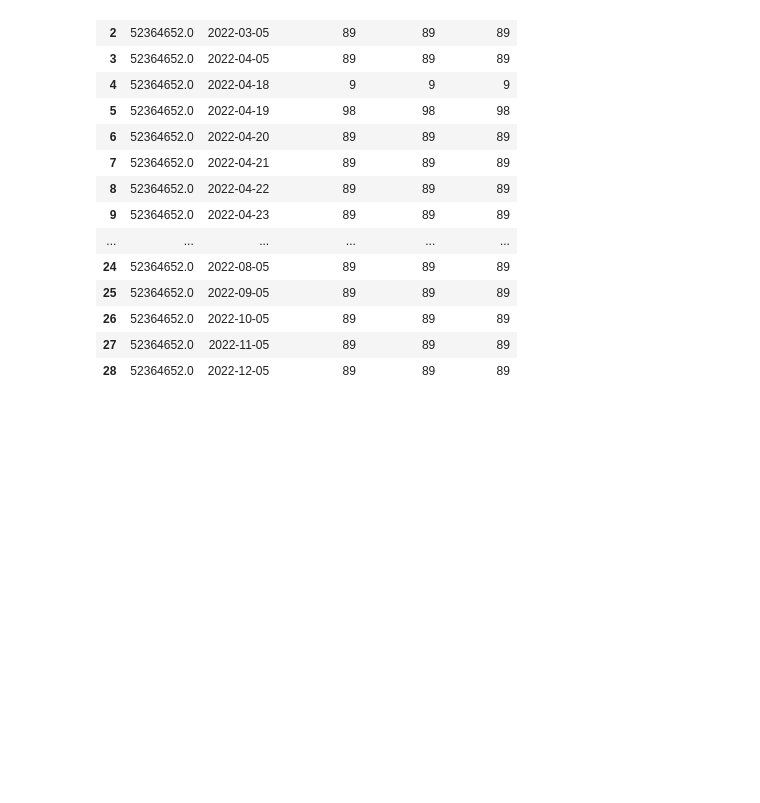
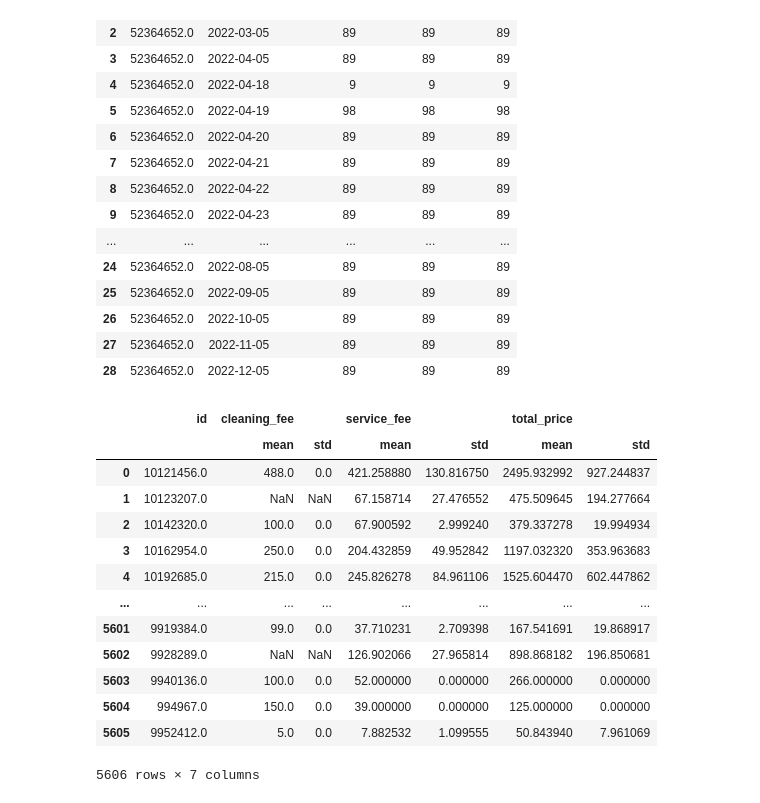
Before and after one commit to mattgilgo/airbnb_reports, a Jupyter notebook: price_eda.ipynb, the cells around one changed output. Saved outputs shown, nothing was run; the diff lists cells and outputs as text; code cells hidden in the pictures; blank space fills up the shorter version.

```diff
--- a/price_eda.ipynb
+++ b/price_eda.ipynb
@@ -78,3 +78,24 @@ fig.show()
 | 26 | 52364652.0 | 2022-10-05 | 89 | 89 | 89 |
 | 27 | 52364652.0 | 2022-11-05 | 89 | 89 | 89 |
 | 28 | 52364652.0 | 2022-12-05 | 89 | 89 | 89 |
+# %%
+# aggregate price data by mean and std grouped by id
+
+agg_price_data = price_data.groupby(['id']).agg({'cleaning_fee' :['mean','std'], 'service_fee' :['mean','std'], 'total_price' :['mean','std']}).reset_index()
+# %%
+agg_price_data
+# %% [output]
+|  | id | cleaning_fee |  | service_fee |  | total_price |  |
+|  |  | mean | std | mean | std | mean | std |
+| 0 | 10121456.0 | 488.0 | 0.0 | 421.258880 | 130.816750 | 2495.932992 | 927.244837 |
+| 1 | 10123207.0 | NaN | NaN | 67.158714 | 27.476552 | 475.509645 | 194.277664 |
+| 2 | 10142320.0 | 100.0 | 0.0 | 67.900592 | 2.999240 | 379.337278 | 19.994934 |
+| 3 | 10162954.0 | 250.0 | 0.0 | 204.432859 | 49.952842 | 1197.032320 | 353.963683 |
+| 4 | 10192685.0 | 215.0 | 0.0 | 245.826278 | 84.961106 | 1525.604470 | 602.447862 |
+| ... | ... | ... | ... | ... | ... | ... | ... |
+| 5601 | 9919384.0 | 99.0 | 0.0 | 37.710231 | 2.709398 | 167.541691 | 19.868917 |
+| 5602 | 9928289.0 | NaN | NaN | 126.902066 | 27.965814 | 898.868182 | 196.850681 |
+| 5603 | 9940136.0 | 100.0 | 0.0 | 52.000000 | 0.000000 | 266.000000 | 0.000000 |
+| 5604 | 994967.0 | 150.0 | 0.0 | 39.000000 | 0.000000 | 125.000000 | 0.000000 |
+| 5605 | 9952412.0 | 5.0 | 0.0 | 7.882532 | 1.099555 | 50.843940 | 7.961069 |
+5606 rows × 7 columns
```
Also changed, not shown: parts of 2 cells of this notebook.
